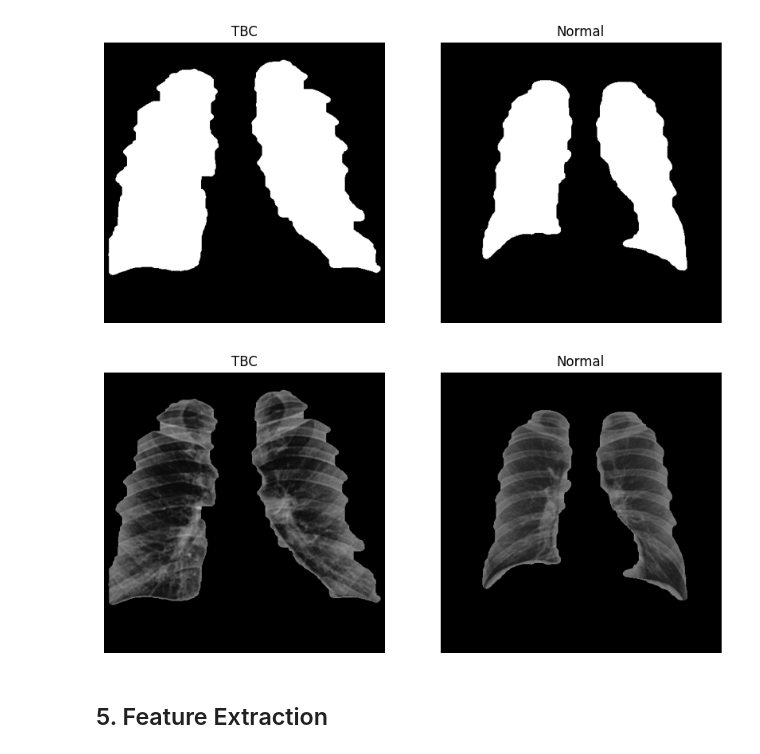
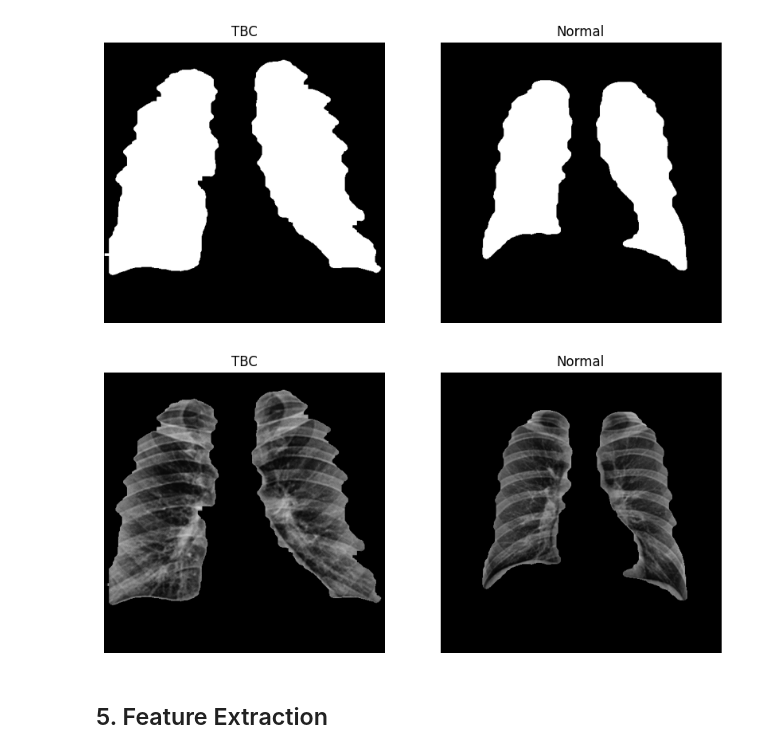
Before and after one commit to Plumz17/PCD_FinalProject, a Jupyter notebook: PCD_FinalProject.ipynb, the cells around one changed output. Cells and saved outputs as stored; diff of their text form; code cells hidden in the pictures.

Commit message:
Added CLAHE

```diff
--- a/PCD_FinalProject.ipynb
+++ b/PCD_FinalProject.ipynb
@@ -150,7 +150,7 @@ normal_lung1, normal_lung2 = select_lungs(img_normal_opened)
 normal_lungs = cv2.add(normal_lung1, normal_lung2)
 
 #Create Elipse Kernel to use in the Closing Algorithm
-kernel_closing = cv2.getStructuringElement(cv2.MORPH_RECT, (15, 15))
+kernel_closing = cv2.getStructuringElement(cv2.MORPH_CROSS, (17, 17))
 
 #Execute Closing Algorithm to fill in holes
 img_normal_opened = cv2.morphologyEx(normal_lungs, cv2.MORPH_CLOSE, kernel_closing)
@@ -160,13 +160,20 @@ show(img_tbc_opened, img_normal_opened)
 # %% [output]
 [figure]
 # %%
+clahe = cv2.createCLAHE(clipLimit=2.0, tileGridSize=(8,8))
+
+# Apply CLAHE to the sharpened images
+img_tbc_clahe = clahe.apply(img_tbc_hist)
+img_normal_clahe = clahe.apply(img_normal_hist)
+
 #Apply Mask using Bitwise And (The arguments are repeated since the function needs two arguments)
-tbc_masked = cv2.bitwise_and(img_tbc_hist, img_tbc_hist, mask=img_tbc_opened)
-normal_masked = cv2.bitwise_and(img_normal_hist, img_normal_hist, mask=img_normal_opened)
+tbc_masked = cv2.bitwise_and(img_tbc_clahe, img_tbc_clahe, mask=img_tbc_opened)
+normal_masked = cv2.bitwise_and(img_normal_clahe, img_normal_clahe, mask=img_normal_opened)
+
 
 show(tbc_masked, normal_masked)
 # %% [output]
-[figure, old version]
+[figure, new version]
 # %% [markdown]
 ## 5. Feature Extraction
 # %% [markdown]
```
Also changed, not shown: parts of 2 cells of this notebook.
